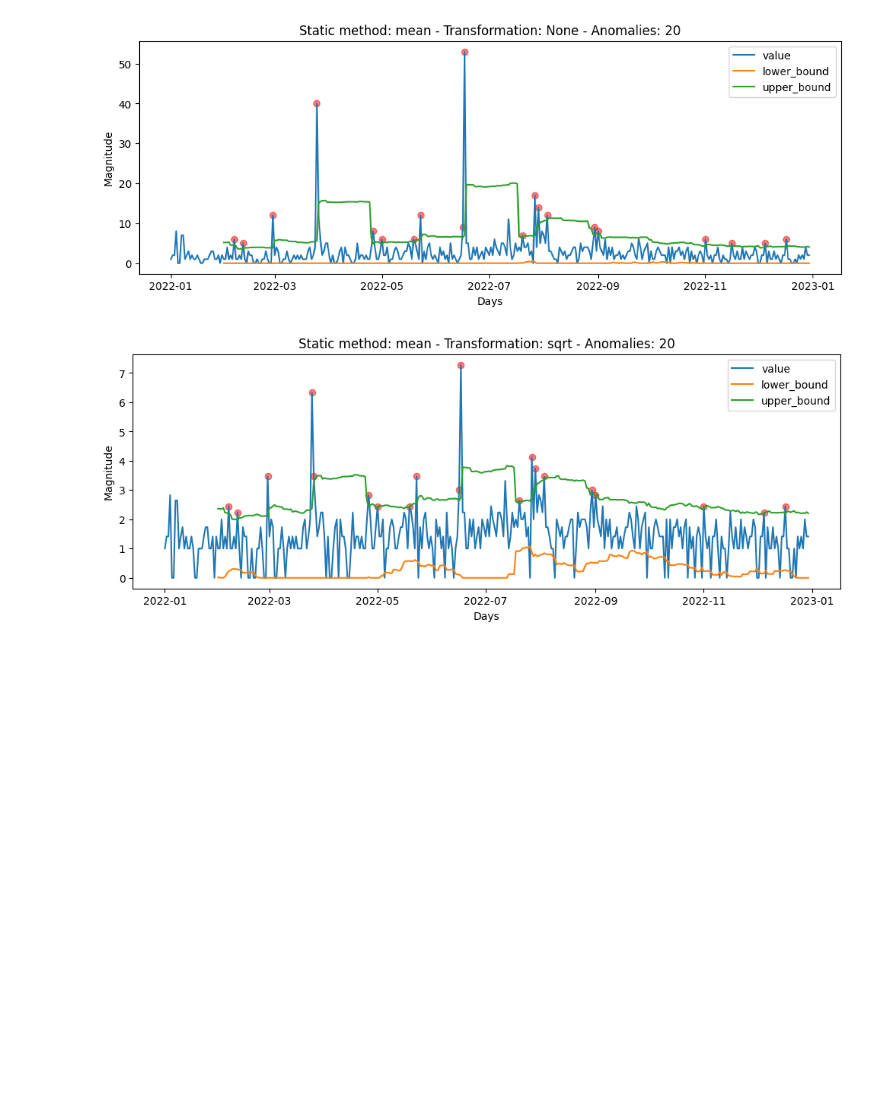
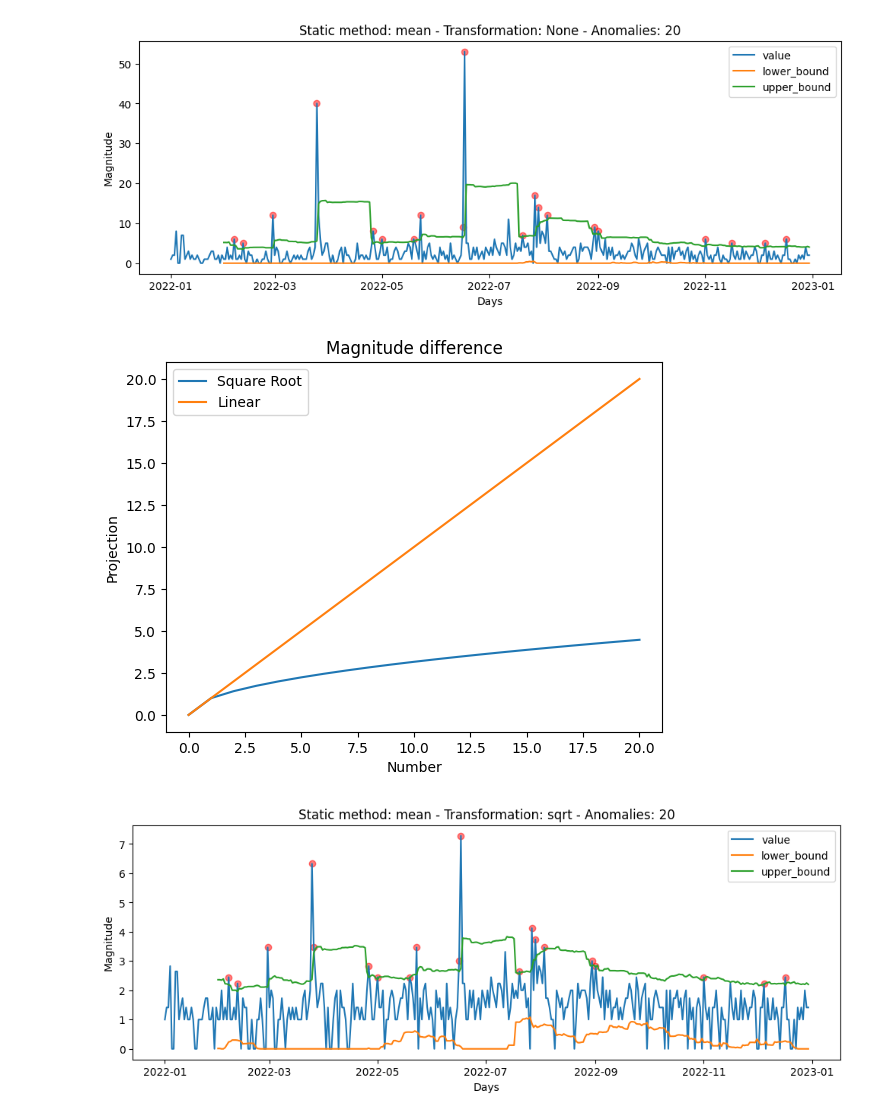
Before and after one commit to thesocialcoin/ds-Alerts, a Jupyter notebook: notebooks/diarrhea_vomit.ipynb, the cells around one changed output. Cells and saved outputs as stored; diff of their text form; code cells hidden in the pictures; blank space fills up the shorter version.

```diff
--- a/notebooks/diarrhea_vomit.ipynb
+++ b/notebooks/diarrhea_vomit.ipynb
@@ -74,6 +74,24 @@ ts = AnomalyTS(T, parameters)
 ts.plot(show_anomalies=True)
 # %% [output]
 [figure]
+# %%
+import math
+import matplotlib.pyplot as plt
+
+# Generate data
+numbers = list(range(21))
+square_root_values = [math.sqrt(num) for num in numbers]
+
+# Plotting
+plt.plot(numbers, square_root_values, label='Square Root')
+plt.plot(numbers, numbers, label='Linear')
+plt.xlabel('Number')
+plt.ylabel('Projection')
+plt.title('Magnitude difference')
+plt.legend()
+plt.show()
+# %% [output]
+[figure, added]
 # %%
 from alerts.time_series import AnomalyTS
 
```
Also changed, not shown: 4 other files.
